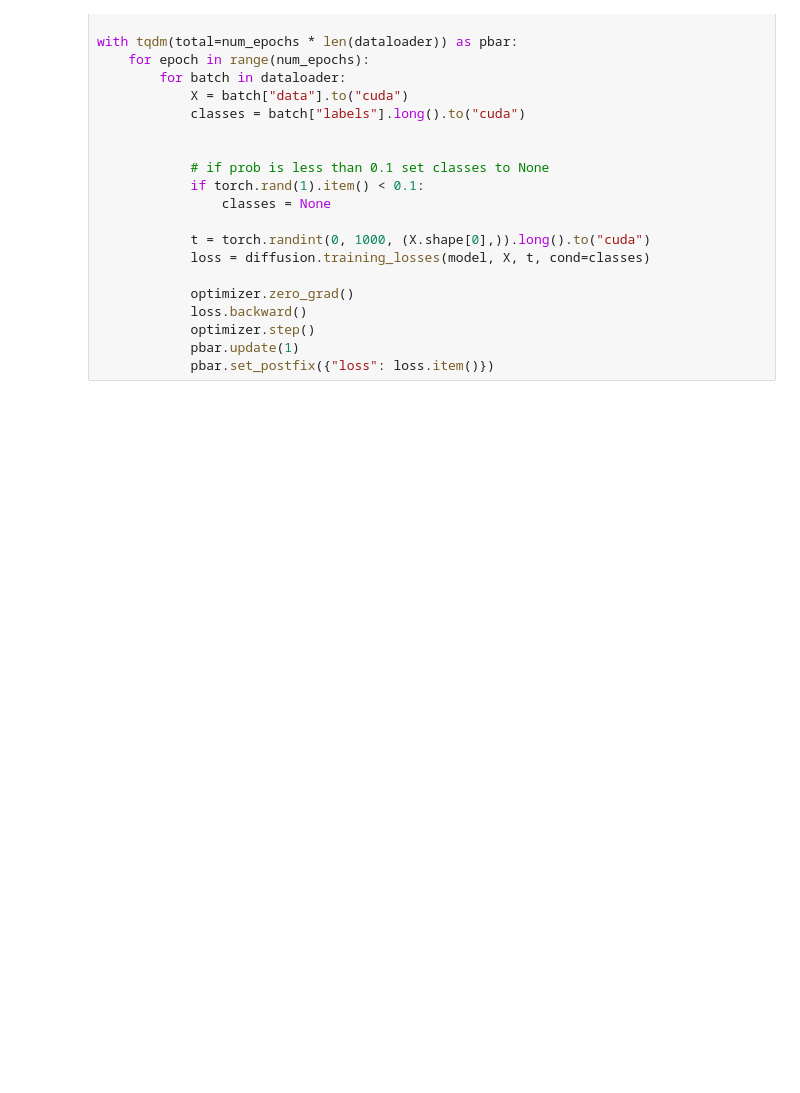
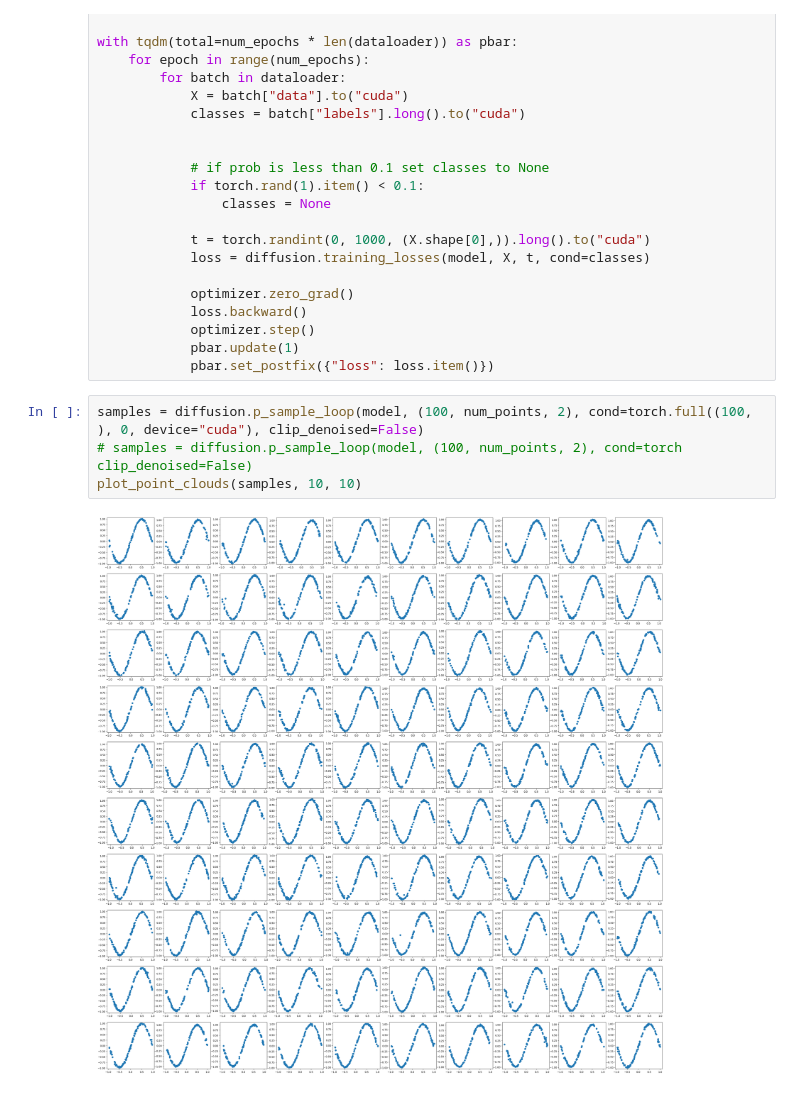
Before and after one commit to minii-ai/tiny-text-to-3d, a Jupyter notebook: class_condition.ipynb, the cells around one changed output. Saved outputs shown, nothing was run; the diff lists cells and outputs as text; blank space fills up the shorter version.

```diff
--- a/class_condition.ipynb
+++ b/class_condition.ipynb
@@ -90,6 +94,12 @@ with tqdm(total=num_epochs * len(dataloader)) as pbar:
             optimizer.step()
             pbar.update(1)
             pbar.set_postfix({"loss": loss.item()})
+# %%
+samples = diffusion.p_sample_loop(model, (100, num_points, 2), cond=torch.full((100, ), 0, device="cuda"), clip_denoised=False)
+# samples = diffusion.p_sample_loop(model, (100, num_points, 2), cond=torch clip_denoised=False)
+plot_point_clouds(samples, 10, 10)
+# %% [output]
+[figure, added]
 # %%
 samples = diffusion.p_sample_loop(model, (100, num_points, 2), cond=torch.full((100, ), 1, device="cuda"), clip_denoised=False)
 # samples = diffusion.p_sample_loop(model, (100, num_points, 2), cond=torch clip_denoised=False)
```
Also changed, not shown: parts of 4 cells of this notebook, 9 other files.
